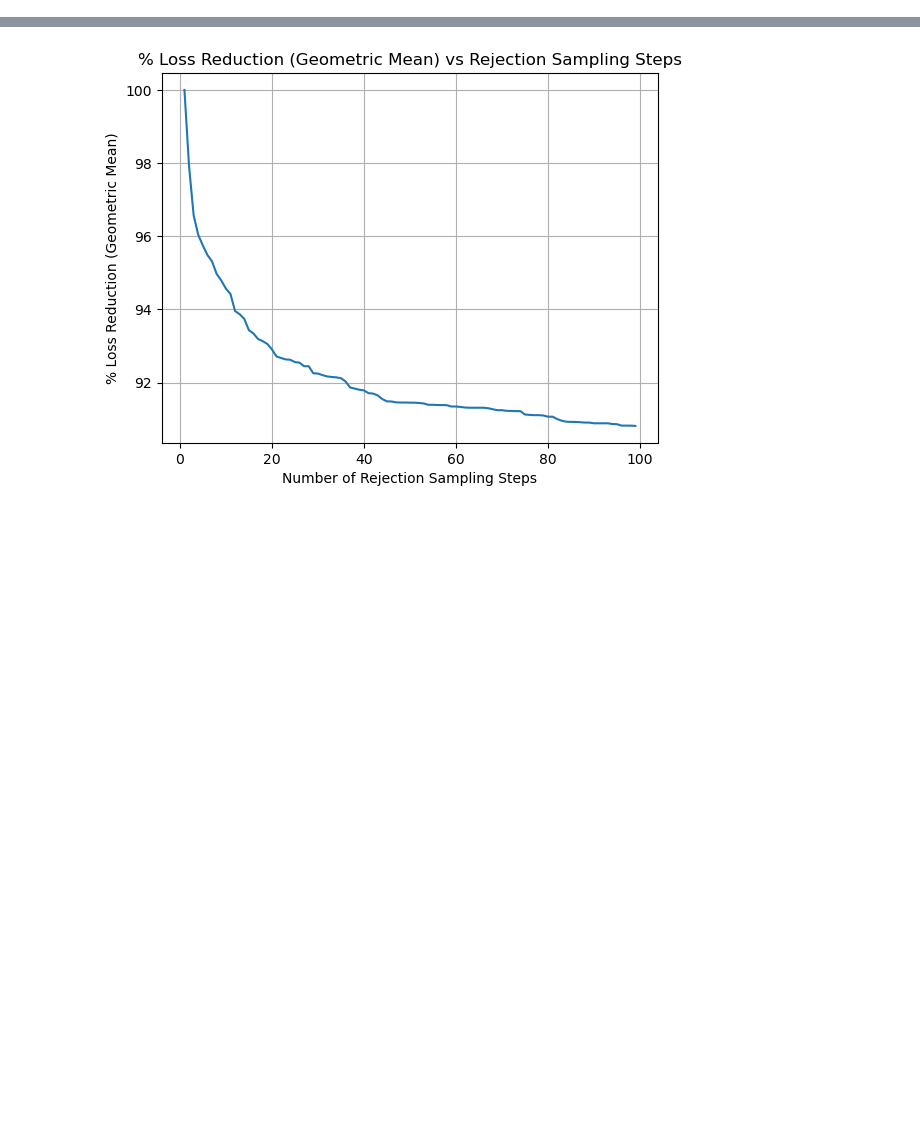
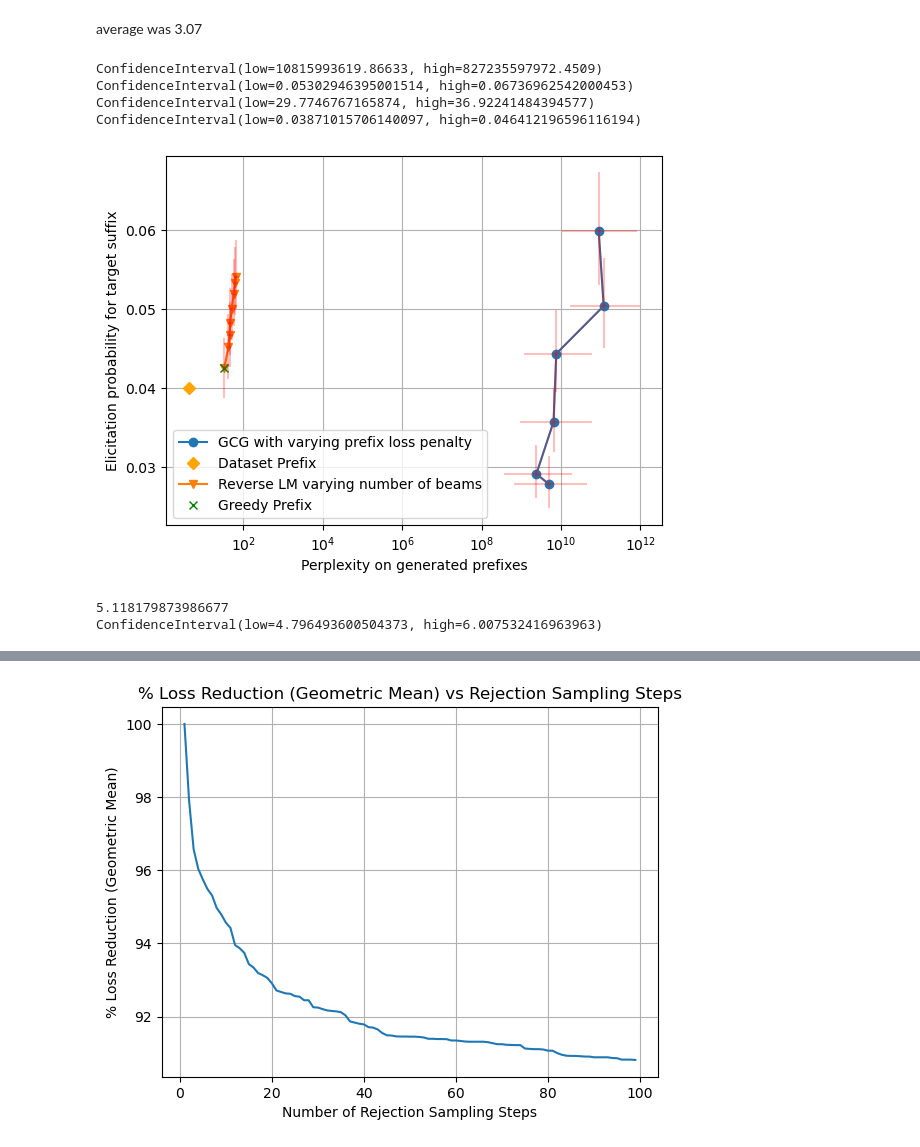
Before and after one commit to abhay-sheshadri/reverse-dynamics-nlp, a Jupyter notebook: jupyworkshop.ipynb, the cells around one changed output, grey strips where cells are left out. Saved outputs shown, nothing was run; the diff lists cells and outputs as text; code cells hidden in the pictures; blank space fills up the shorter version.

```diff
--- a/jupyworkshop.ipynb
+++ b/jupyworkshop.ipynb
@@ -110,0 +301,8 @@ Downloading and preparing dataset json/default to /home/jp6263/.cache/huggingfac
+# %%
+#Load models
+tokenizer = AutoTokenizer.from_pretrained("afterless/reverse-pythia-160m")
+bwd_model = GPTNeoXForCausalLM.from_pretrained("afterless/reverse-pythia-160m").cuda()
+model = GPTNeoXForCausalLM.from_pretrained("EleutherAI/pythia-160m", cache_dir='/scratch/jp6263/hf/models/').cuda()
+tokenizer.eos_token = '<|endoftext|>'
+tokenizer.pad_token = tokenizer.eos_token
+# pile_test = load_dataset(path='/vast/work/public/ml-datasets/pile/', data_files='/vast/work/public/ml-datasets/pile/test.jsonl')
@@ -110,0 +318,30 @@ Downloading and preparing dataset json/default to /home/jp6263/.cache/huggingfac
+# %%
+# Load synthetic into pairs
+import pickle
+with open("/home/jp6263/reverse-dynamics-nlp/entropy_testSet.pkl", "rb") as f: #short_testSet
+    testSet = pickle.load(f)
+test_list = list(testSet.items())
+
+nonempty = [t for t in test_list if len(t[1]) > 0]
+token_data = [t[1][0] for t in nonempty]
+
+def chunk_pair(tensor, tokenizer, prefix_len=2,): #2 if shorttest
+    yield tokenizer.decode(tensor[:prefix_len]), tokenizer.decode(tensor[prefix_len:])
+
+pairs = get_reverse_pair(token_data, chunk_pair, tokenizer)
+entropy_list = list(pairs)
+
+#Load synthetic into pairs
+# import pickle
+# with open("/home/jp6263/reverse-dynamics-nlp/testSet.pkl", "rb") as f: #short_testSet
+#     testSet = pickle.load(f)
+# test_list = list(testSet.items())
+
+# nonempty = [t for t in test_list if len(t[1]) > 0]
+# token_data = [t[1][0] for t in nonempty]
+
+# def chunk_pair(tensor, tokenizer, prefix_len=5,): #2 if shorttest
+#     yield tokenizer.decode(tensor[:prefix_len]), tokenizer.decode(tensor[prefix_len:])
+
+# pairs = get_reverse_pair(token_data, chunk_pair, tokenizer)
+# long_synthetic_list = list(pairs)
@@ -110,0 +533,2 @@ Downloading and preparing dataset json/default to /home/jp6263/.cache/huggingfac
+# %% [markdown]
+average was 3.07
@@ -110,0 +699,28 @@ Downloading and preparing dataset json/default to /home/jp6263/.cache/huggingfac
+# %%
+def log_scale(list_of_lists):
+    return [[np.log(x) for x in l] for l in list_of_lists]
+
+plot_comparison(all_gcg_losses, all_gcg_naturals, all_losses, all_naturals, beam_size=50, gcg_hp_count=6,base_prefix_loss=np.exp(np.mean([np.log(b) for b in base_naturals])), base_suffix_loss=np.exp(-1*np.mean(dataset_gold_loss)))
+# %% [output]
+ConfidenceInterval(low=10815993619.86633, high=827235597972.4509)
+ConfidenceInterval(low=0.05302946395001514, high=0.06736962542000453)
+ConfidenceInterval(low=29.7746767165874, high=36.92241484394577)
+ConfidenceInterval(low=0.03871015706140097, high=0.046412196596116194)
+[figure, added]
+# %%
+# gcg_results_entropy.pkl
+import pickle
+with open('/home/jp6263/reverse-dynamics-nlp/gcg_results_entropy.pkl', 'rb') as f:
+    gcg_entropy = pickle.load(f)
+
+gcg_results = gcg_entropy
+
+print(np.mean(gcg_results['gcg_losses'][0]))
+def multi_arg_mean(*args):
+    data = np.array(args)
+    return np.mean(data)
+bootstrap = stats.bootstrap((gcg_results['gcg_losses'][0],), statistic=multi_arg_mean, confidence_level=0.95).confidence_interval
+print(bootstrap)
+# %% [output]
+5.118179873986677
+ConfidenceInterval(low=4.796493600504373, high=6.007532416963963)
```
Also changed, not shown: parts of 43 cells of this notebook, 4 other files.
